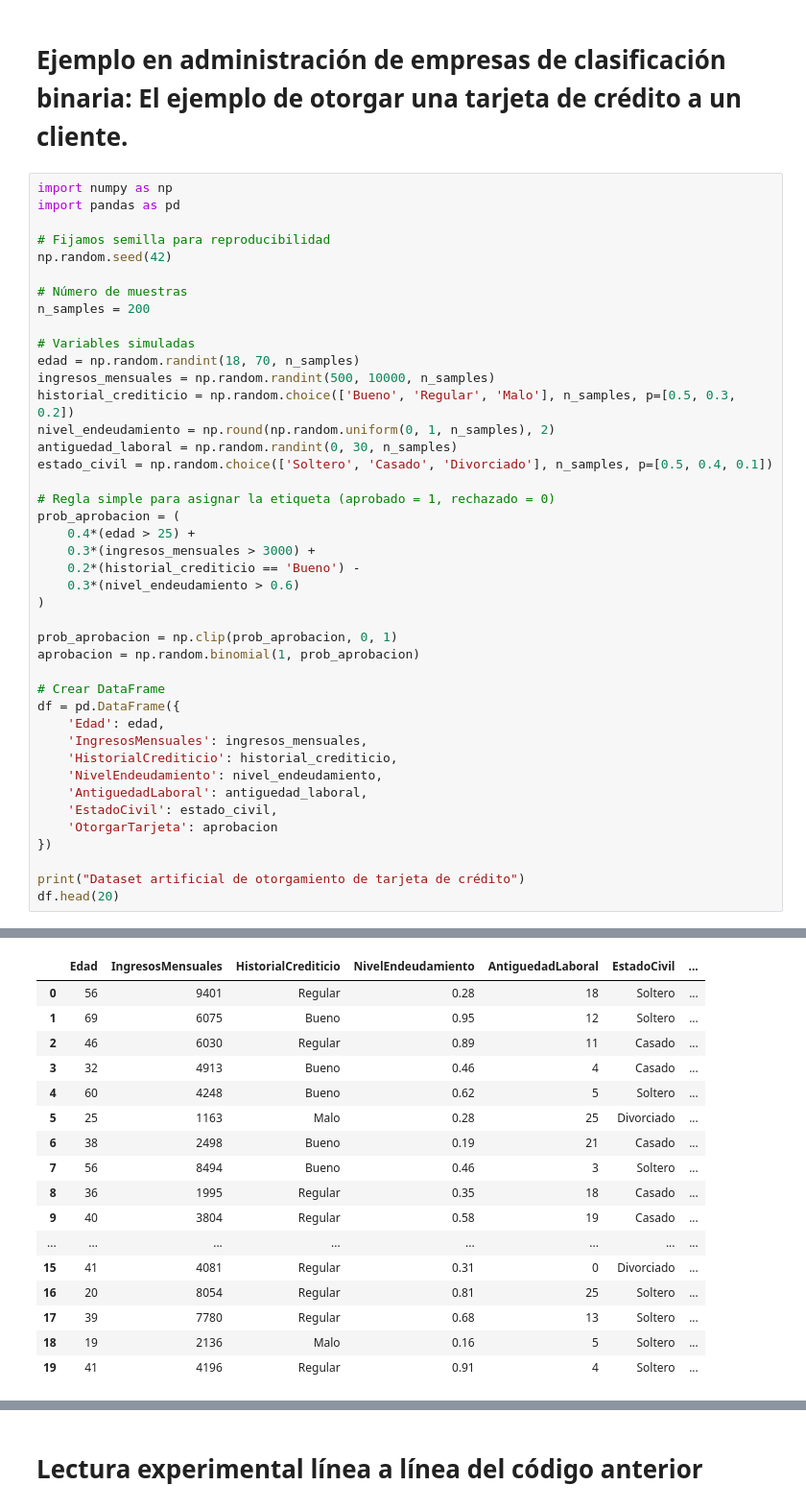
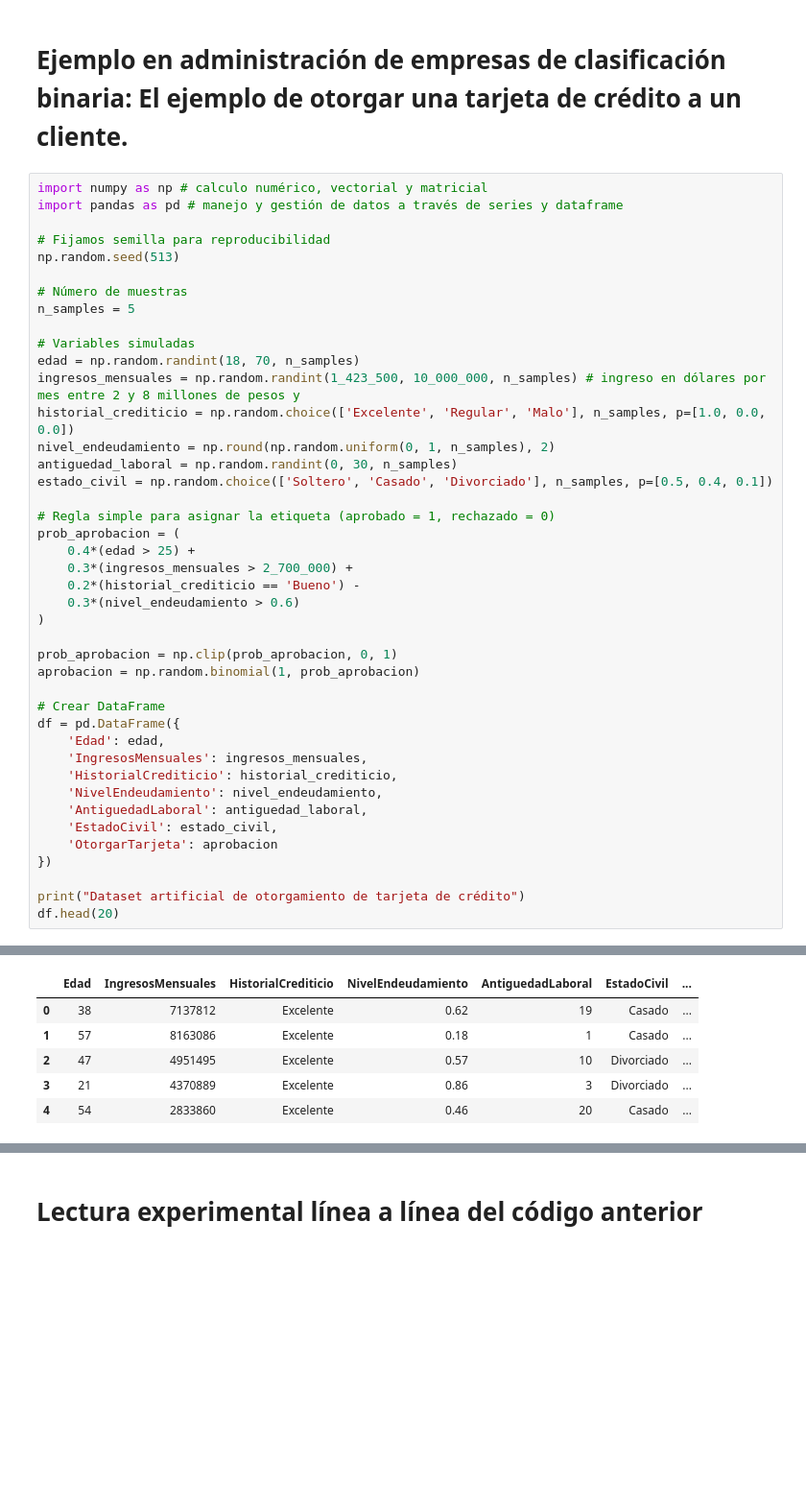
Before and after one commit to marco-canas/ml_dl_intro, a Jupyter notebook: 2_planificacion/3_dl/geron/10_chapter/pag_304_ed_2/pagina_304.ipynb, the cells around one changed output, grey strips where cells are left out. Shown at 96% size. Saved outputs shown, nothing was run; the diff lists cells and outputs as text; blank space fills up the shorter version.

```diff
--- a/2_planificacion/3_dl/geron/10_chapter/pag_304_ed_2/pagina_304.ipynb
+++ b/2_planificacion/3_dl/geron/10_chapter/pag_304_ed_2/pagina_304.ipynb
@@ -474,63 +468,52 @@ plt.show()
 # %% [markdown]
 # Ejemplo en administración de empresas de clasificación binaria: El ejemplo de otorgar una tarjeta de crédito a un cliente.
 # %%
-import numpy as np
-import pandas as pd
+import numpy as np # calculo numérico, vectorial y matricial
+import pandas as pd # manejo y gestión de datos a través de series y dataframe
 
 # Fijamos semilla para reproducibilidad
-np.random.seed(42)
+np.random.seed(513)
 
 # Número de muestras
-n_samples = 200
+n_samples = 5
 
 # Variables simuladas
 edad = np.random.randint(18, 70, n_samples)
-ingresos_mensuales = np.random.randint(500, 10000, n_samples)
-historial_crediticio = np.random.choice(['Bueno', 'Regular', 'Malo'], n_samples, p=[0.5, 0.3, 0.2])
+ingresos_mensuales = np.random.randint(1_423_500, 10_000_000, n_samples) # ingreso en dólares por mes entre 2 y 8 millones de pesos y
+historial_crediticio = np.random.choice(['Excelente', 'Regular', 'Malo'], n_samples, p=[1.0, 0.0, 0.0])
 nivel_endeudamiento = np.round(np.random.uniform(0, 1, n_samples), 2)
 antiguedad_laboral = np.random.randint(0, 30, n_samples)
 estado_civil = np.random.choice(['Soltero', 'Casado', 'Divorciado'], n_samples, p=[0.5, 0.4, 0.1])
 
 # Regla simple para asignar la etiqueta (aprobado = 1, rechazado = 0)
 prob_aprobacion = (
     0.4*(edad > 25) +
-    0.3*(ingresos_mensuales > 3000) +
+    0.3*(ingresos_mensuales > 2_700_000) +
     0.2*(historial_crediticio == 'Bueno') -
     0.3*(nivel_endeudamiento > 0.6)
 )
 
 prob_aprobacion = np.clip(prob_aprobacion, 0, 1)
 aprobacion = np.random.binomial(1, prob_aprobacion)
 
 # Crear DataFrame
 df = pd.DataFrame({
     'Edad': edad,
     'IngresosMensuales': ingresos_mensuales,
     'HistorialCrediticio': historial_crediticio,
     'NivelEndeudamiento': nivel_endeudamiento,
     'AntiguedadLaboral': antiguedad_laboral,
     'EstadoCivil': estado_civil,
     'OtorgarTarjeta': aprobacion
 })
 
 print("Dataset artificial de otorgamiento de tarjeta de crédito")
 df.head(20)
 # %% [output]
 Dataset artificial de otorgamiento de tarjeta de crédito
 |  | Edad | IngresosMensuales | HistorialCrediticio | NivelEndeudamiento | AntiguedadLaboral | EstadoCivil | ... |
-| 0 | 56 | 9401 | Regular | 0.28 | 18 | Soltero | ... |
-| 1 | 69 | 6075 | Bueno | 0.95 | 12 | Soltero | ... |
-| 2 | 46 | 6030 | Regular | 0.89 | 11 | Casado | ... |
-| 3 | 32 | 4913 | Bueno | 0.46 | 4 | Casado | ... |
-| 4 | 60 | 4248 | Bueno | 0.62 | 5 | Soltero | ... |
-| 5 | 25 | 1163 | Malo | 0.28 | 25 | Divorciado | ... |
-| 6 | 38 | 2498 | Bueno | 0.19 | 21 | Casado | ... |
-| 7 | 56 | 8494 | Bueno | 0.46 | 3 | Soltero | ... |
-| 8 | 36 | 1995 | Regular | 0.35 | 18 | Casado | ... |
-| 9 | 40 | 3804 | Regular | 0.58 | 19 | Casado | ... |
-| ... | ... | ... | ... | ... | ... | ... | ... |
-| 15 | 41 | 4081 | Regular | 0.31 | 0 | Divorciado | ... |
-| 16 | 20 | 8054 | Regular | 0.81 | 25 | Soltero | ... |
-| 17 | 39 | 7780 | Regular | 0.68 | 13 | Soltero | ... |
-| 18 | 19 | 2136 | Malo | 0.16 | 5 | Soltero | ... |
-| 19 | 41 | 4196 | Regular | 0.91 | 4 | Soltero | ... |
+| 0 | 38 | 7137812 | Excelente | 0.62 | 19 | Casado | ... |
+| 1 | 57 | 8163086 | Excelente | 0.18 | 1 | Casado | ... |
+| 2 | 47 | 4951495 | Excelente | 0.57 | 10 | Divorciado | ... |
+| 3 | 21 | 4370889 | Excelente | 0.86 | 3 | Divorciado | ... |
+| 4 | 54 | 2833860 | Excelente | 0.46 | 20 | Casado | ... |
```
Also changed, not shown: parts of 20 cells of this notebook, 6 other files.
